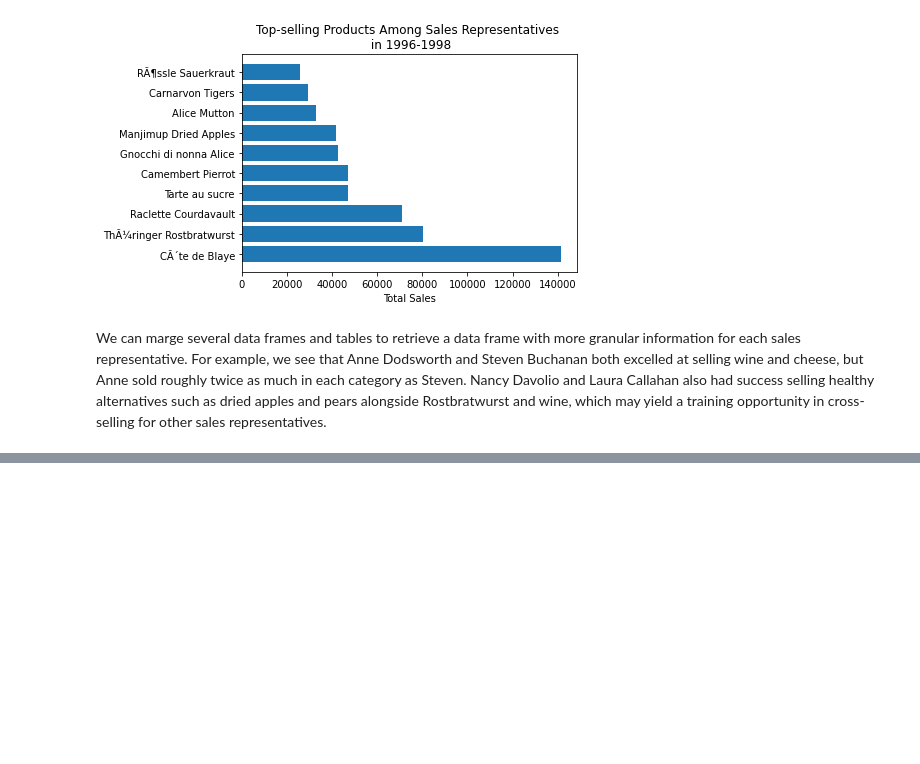
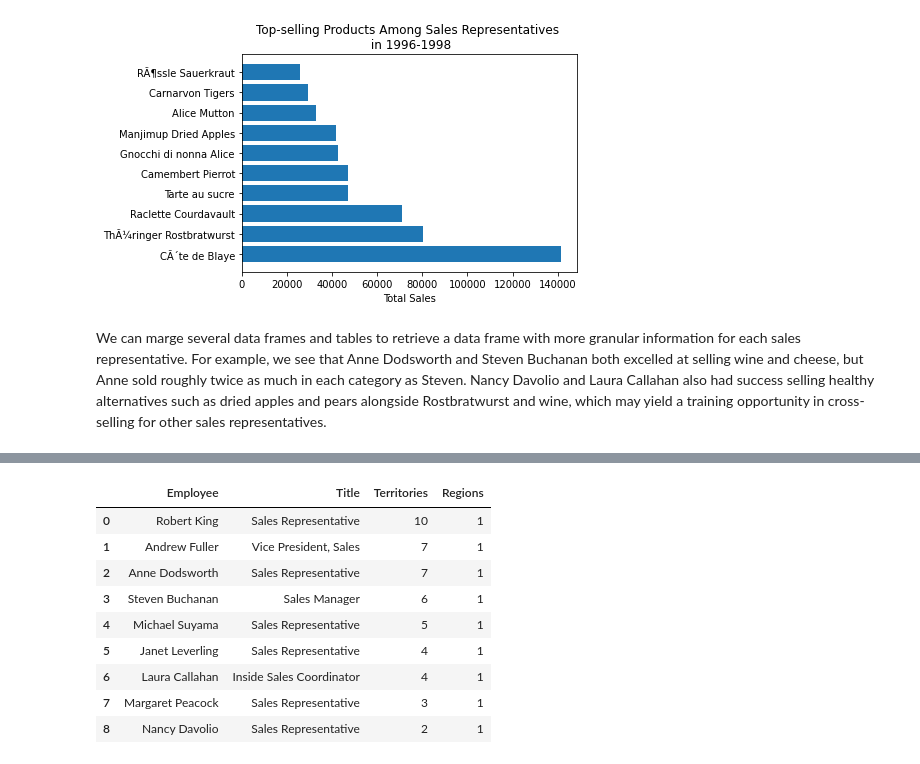
Before and after one commit to xaviergenelin/Big-Data-Project, a Jupyter notebook: Group_13_Part_2.ipynb, the cells around one changed output, grey strips where cells are left out. Saved outputs shown, nothing was run; the diff lists cells and outputs as text; code cells hidden in the pictures; blank space fills up the shorter version.

```diff
--- a/Group_13_Part_2.ipynb
+++ b/Group_13_Part_2.ipynb
@@ -239,3 +239,57 @@ named_product_sales[["EmployeeID", "LastName", "FirstName", "ProductName", "Desc
 | 15 | 2 | Fuller | Andrew | ThÃ¼ringer Rostbratwurst | Prepared meats | Meat/Poultry | 123.79 | 144 | ... |
 | 16 | 1 | Davolio | Nancy | CÃ´te de Blaye | Soft drinks, coffees, teas, beers... | Beverages | 263.50 | 95 | ... |
 | 17 | 1 | Davolio | Nancy | Manjimup Dried Apples | Dried fruit and bean curd | Produce | 53.00 | 258 | ... |
+# %%
+# look at how many territories and regions each employee are responsible for
+pd.read_sql("""
+WITH territory AS (
+SELECT emp.FirstName || " " ||  emp.LastName AS Employee
+    ,emp.Title
+    ,COUNT(DISTINCT ter.TerritoryDescription) AS Territories
+FROM Employees emp
+    LEFT JOIN EmployeeTerritories empter
+        ON emp.EmployeeID = empter.EmployeeID
+    LEFT JOIN Territories ter
+        ON empter.TerritoryID = ter.TerritoryID
+GROUP BY emp.FirstName
+    ,emp.LastName
+    ,emp.Title
+),
+
+region AS (
+SELECT emp.FirstName || " " ||  emp.LastName AS Employee
+    ,emp.Title
+    ,COUNT(DISTINCT reg.RegionID) AS Regions
+FROM Employees emp
+    LEFT JOIN EmployeeTerritories empter
+        ON emp.EmployeeID = empter.EmployeeID
+    LEFT JOIN Territories ter
+        ON empter.TerritoryID = ter.TerritoryID
+    LEFT JOIN Regions reg
+        ON ter.RegionID = reg.RegionID
+GROUP BY emp.FirstName
+    ,emp.LastName
+    ,emp.Title
+)
+
+SELECT a.Employee
+    ,a.Title
+    ,a.Territories
+    ,b.Regions
+FROM territory a
+    LEFT JOIN region b
+        ON a.Employee = b.Employee
+
+ORDER BY a.Territories DESC
+ """, con)
+# %% [output]
+|  | Employee | Title | Territories | Regions |
+| 0 | Robert King | Sales Representative | 10 | 1 |
+| 1 | Andrew Fuller | Vice President, Sales | 7 | 1 |
+| 2 | Anne Dodsworth | Sales Representative | 7 | 1 |
+| 3 | Steven Buchanan | Sales Manager | 6 | 1 |
+| 4 | Michael Suyama | Sales Representative | 5 | 1 |
+| 5 | Janet Leverling | Sales Representative | 4 | 1 |
+| 6 | Laura Callahan | Inside Sales Coordinator | 4 | 1 |
+| 7 | Margaret Peacock | Sales Representative | 3 | 1 |
+| 8 | Nancy Davolio | Sales Representative | 2 | 1 |
```
Also changed, not shown: parts of 1 cell of this notebook, 2 other files.
